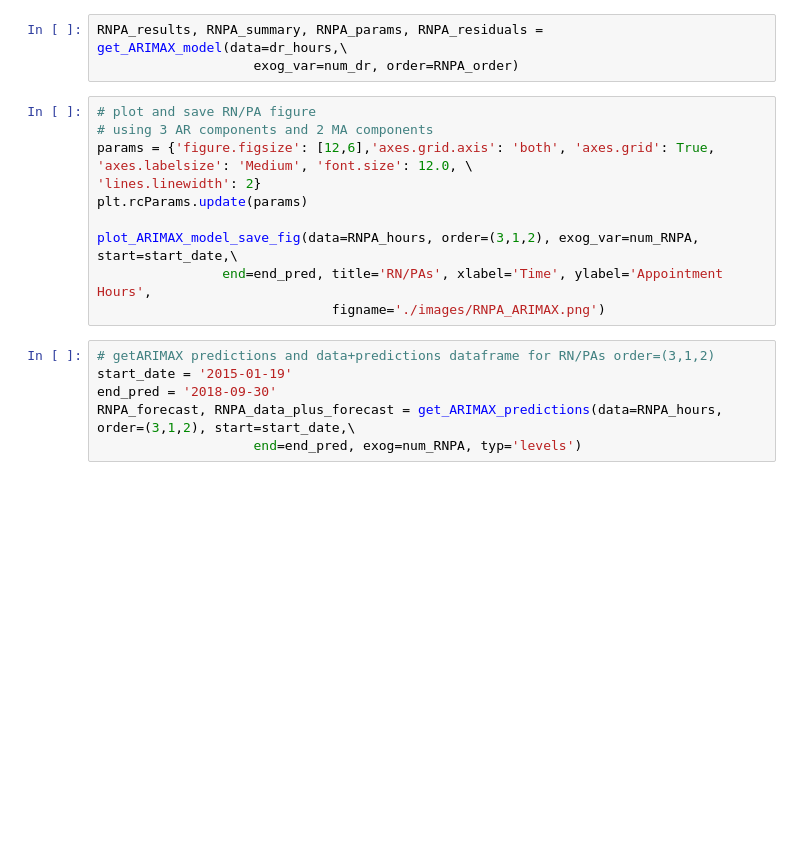
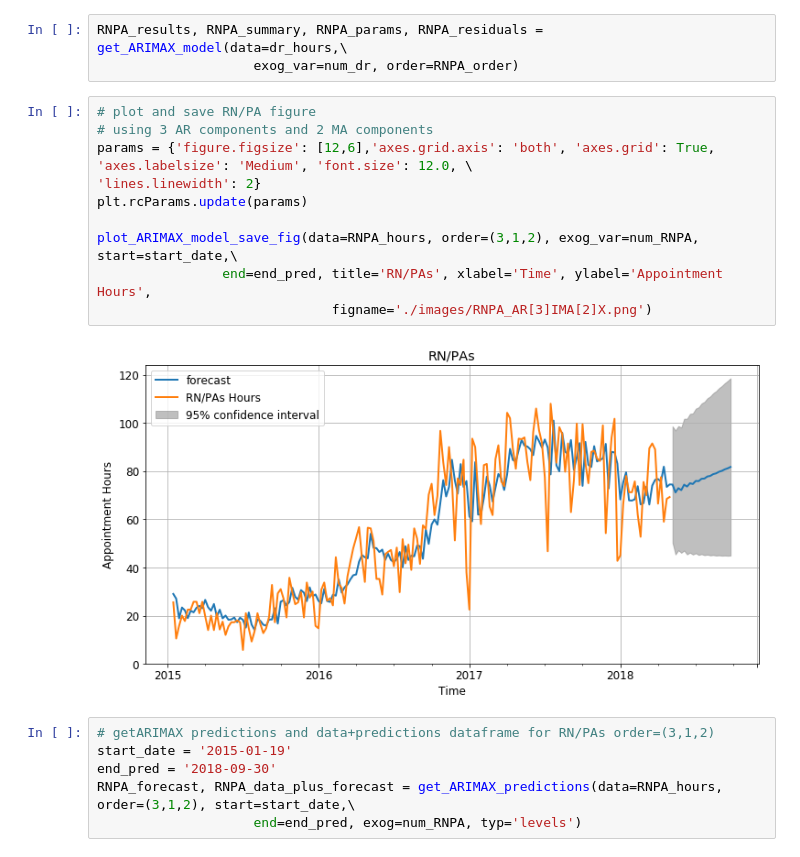
Before and after one commit to nicolemhfarley/capstone, a Jupyter notebook: ARIMAX.ipynb, the cells around one changed output. Saved outputs shown, nothing was run; the diff lists cells and outputs as text; blank space fills up the shorter version.

```diff
--- a/ARIMAX.ipynb
+++ b/ARIMAX.ipynb
@@ -343,13 +568,15 @@ RNPA_results, RNPA_summary, RNPA_params, RNPA_residuals = get_ARIMAX_model(data=
 # %%
 # plot and save RN/PA figure
 # using 3 AR components and 2 MA components
 params = {'figure.figsize': [12,6],'axes.grid.axis': 'both', 'axes.grid': True, 'axes.labelsize': 'Medium', 'font.size': 12.0, \
 'lines.linewidth': 2}
 plt.rcParams.update(params)
 
 plot_ARIMAX_model_save_fig(data=RNPA_hours, order=(3,1,2), exog_var=num_RNPA, start=start_date,\
                 end=end_pred, title='RN/PAs', xlabel='Time', ylabel='Appointment Hours',
-                              figname='./images/RNPA_ARIMAX.png')
+                              figname='./images/RNPA_AR[3]IMA[2]X.png')
+# %% [output]
+[figure, added]
 # %%
 # getARIMAX predictions and data+predictions dataframe for RN/PAs order=(3,1,2)
 start_date = '2015-01-19'
```
Also changed, not shown: parts of 38 cells of this notebook, 9 other files.
